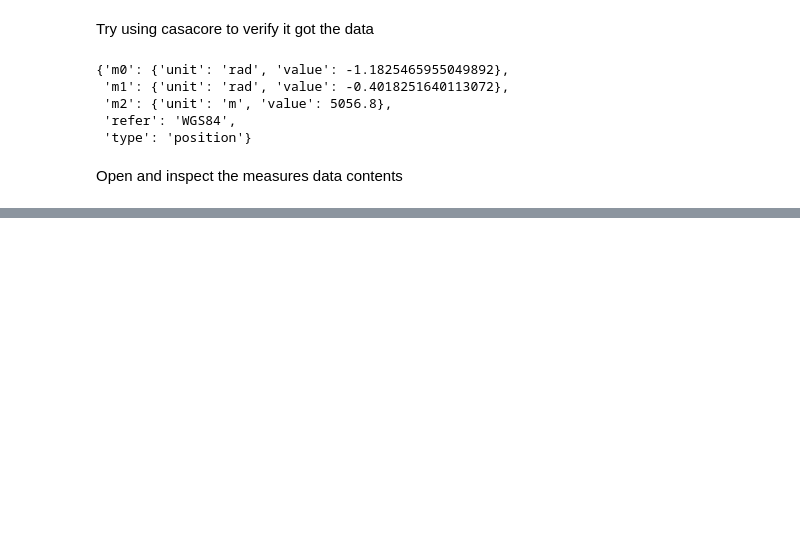
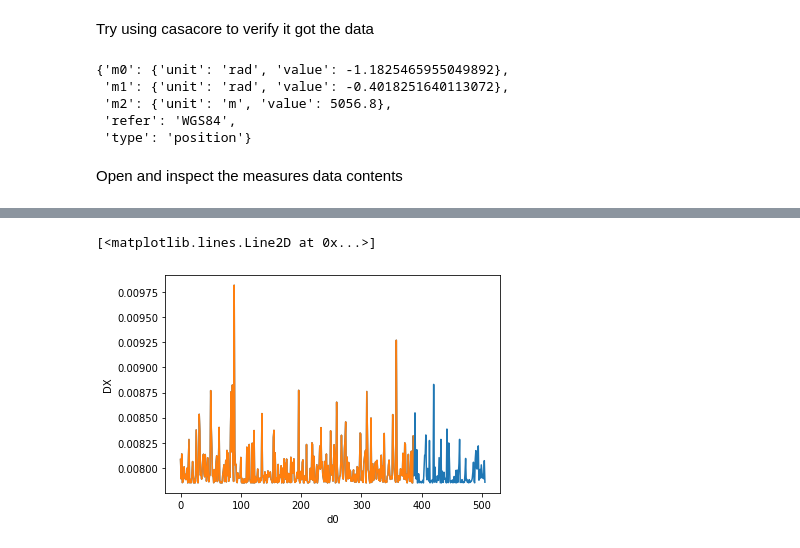
Before and after one commit to casangi/casaconfig, a Jupyter notebook: docs/notebooks/casadata_overview.ipynb, the cells around one changed output, grey strips where cells are left out. Drawn from its saved outputs; the diff is of its cells as text; code cells hidden in the pictures; blank space fills up the shorter version.

```diff
--- a/docs/notebooks/casadata_overview.ipynb
+++ b/docs/notebooks/casadata_overview.ipynb
@@ -49,0 +90,3 @@ Open and inspect the measures data contents
+# %%
+casadata.measures_update('data2', version=versions[0])
+xds2 = casadata.table_open('data2/geodetic/IERSpredict')
@@ -49,0 +96,6 @@ Open and inspect the measures data contents
+# %%
+xds.DX[200:].plot()
+xds2.DX[200:].plot()
+# %% [output]
+[<matplotlib.lines.Line2D at 0x...>]
+[figure, added]
```
Also changed, not shown: parts of 10 cells of this notebook.
